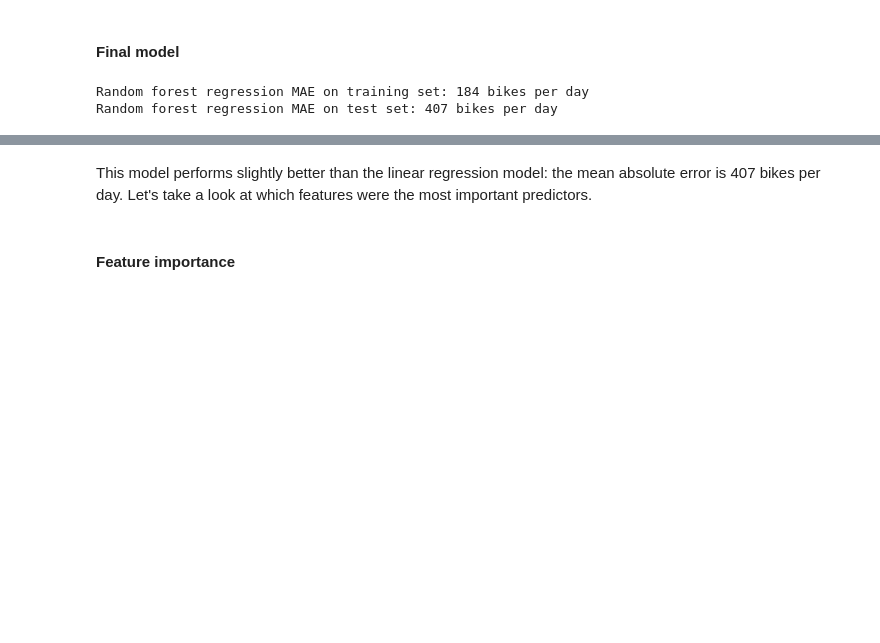
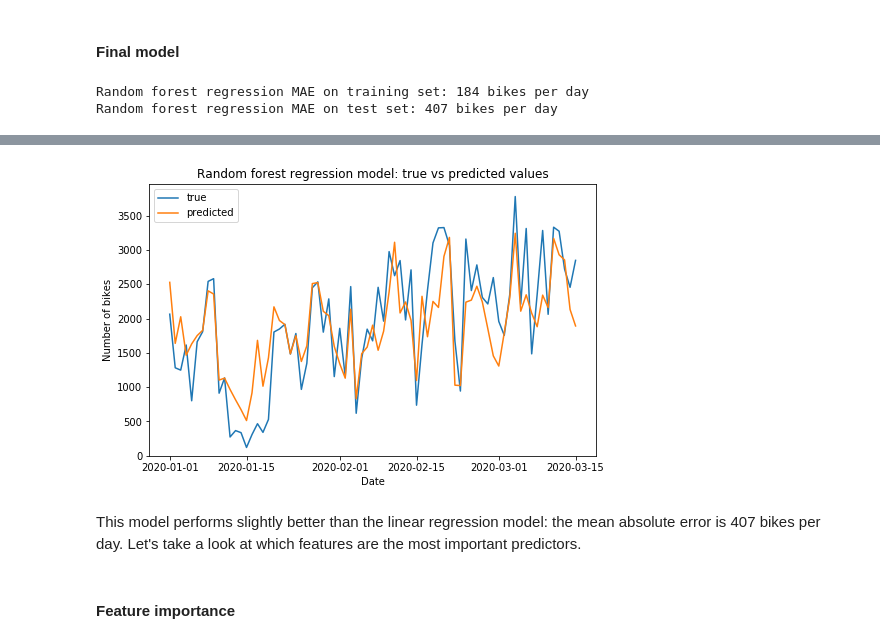
Before and after one commit to anoukdebrouwer/Vancouver-bicycle-traffic, a Jupyter notebook: 03_Modeling.ipynb, the cells around one changed output, grey strips where cells are left out. Cells and saved outputs as stored; diff of their text form; code cells hidden in the pictures; blank space fills up the shorter version.

```diff
--- a/03_Modeling.ipynb
+++ b/03_Modeling.ipynb
@@ -238,7 +238,8 @@ y_pred_df.head()
 # plot true and predicted values
 fig, ax = plt.subplots(figsize=(8,5))
 line_test = ax.plot(y_test, label='true')
-line_pred = ax.plot(y_pred_df, label='predicted')ax.legend()
+line_pred = ax.plot(y_pred_df, label='predicted')
+ax.legend()
 ax.set_ylim(bottom=0)
 ax.set_xlabel('Date')
 ax.set_ylabel('Number of bikes')
@@ -248,5 +248,6 @@ SyntaxError: invalid syntax (<ipython-input-14-d80c0107b915>, line 8)
+[figure, added]
 # %% [markdown]
-This model performs slightly better than the linear regression model: the mean absolute error  is 407 bikes per day. Let's take a look at which features were the most important predictors.
+This model performs slightly better than the linear regression model: the mean absolute error  is 407 bikes per day. Let's take a look at which features are the most important predictors.
 # %% [markdown]
 #### Feature importance
 # %%
```
Also changed, not shown: parts of 2 cells of this notebook, 1 other file.
